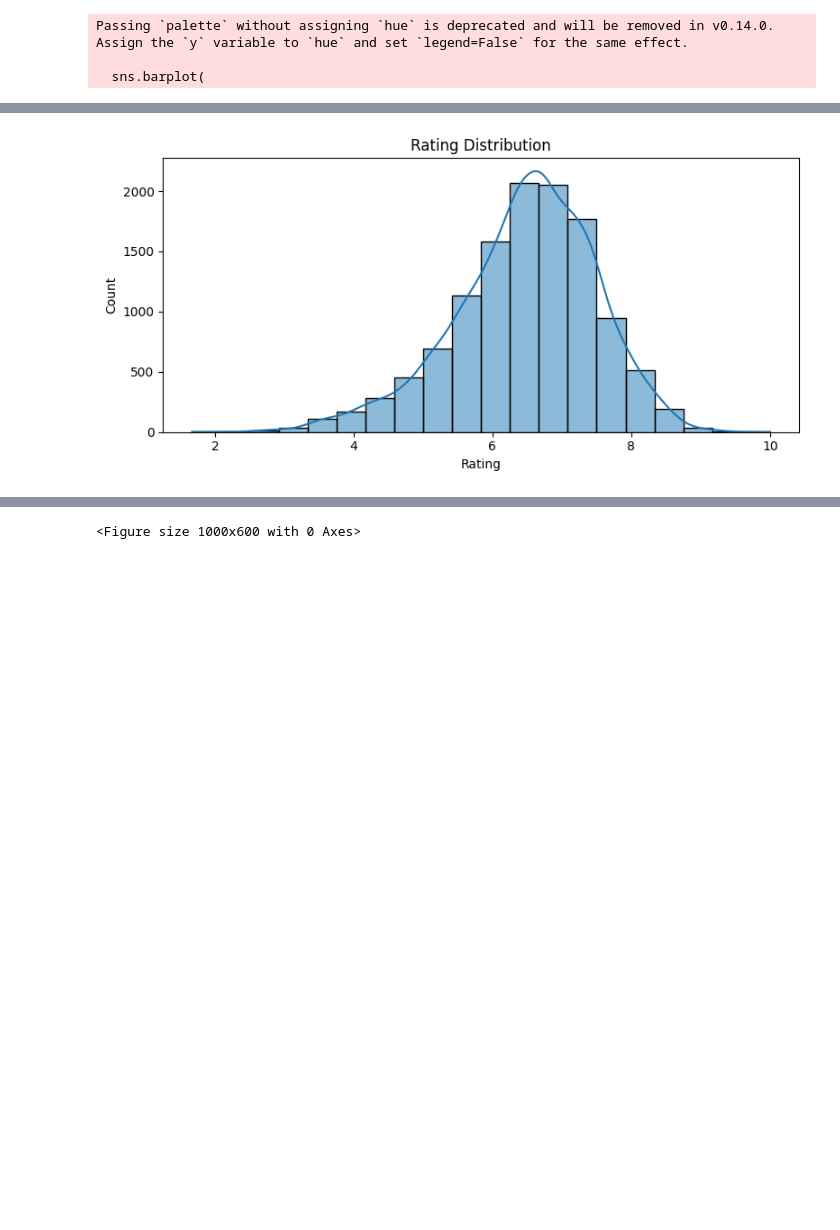
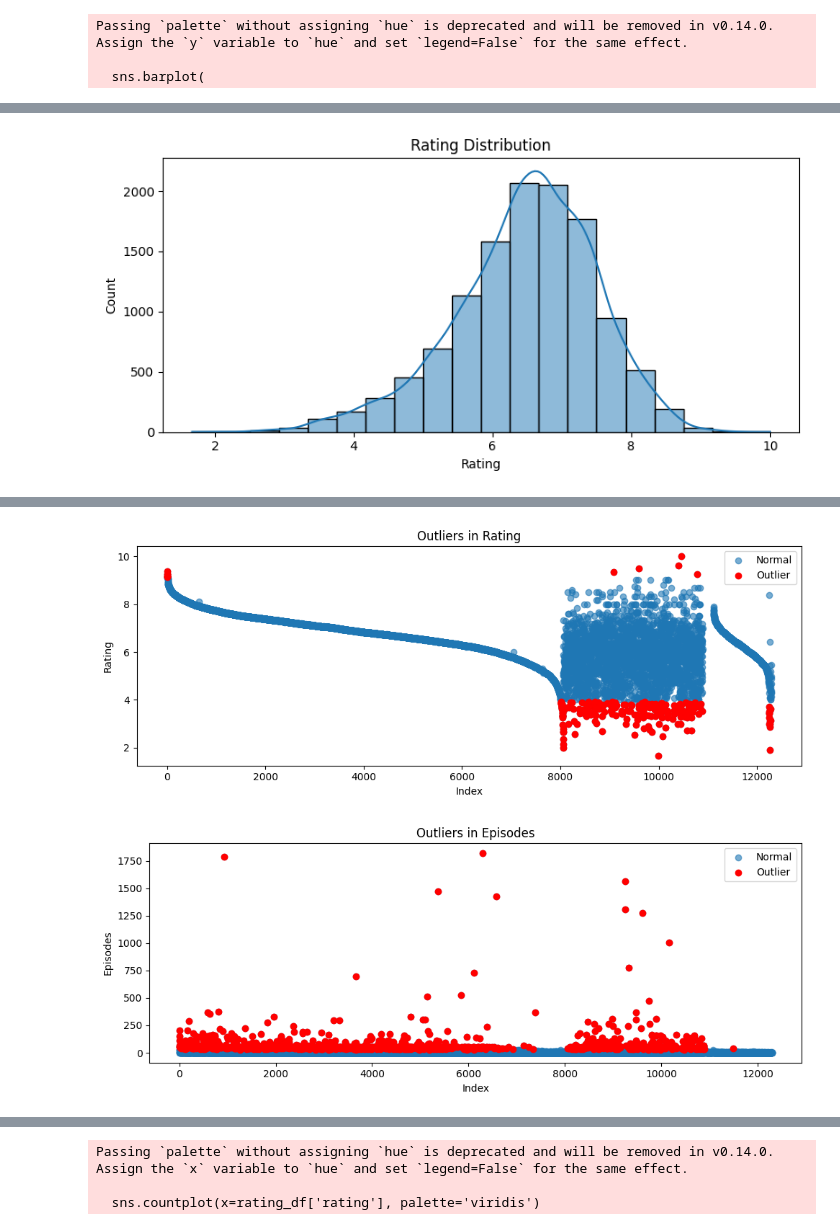
Before and after one commit to PerriRaffaele/anime_rec_systems, a Jupyter notebook: main.ipynb, the cells around one changed output, grey strips where cells are left out. Saved outputs shown, nothing was run; the diff lists cells and outputs as text; code cells hidden in the pictures; blank space fills up the shorter version.

Commit message:
outliers detection for analysis

```diff
--- a/main.ipynb
+++ b/main.ipynb
@@ -14,9 +14,35 @@ def count_unique_elements(df: pd.DataFrame, col: str):
     print(f"Unique {col}:", unique_value_col)
     return unique_value_col, len(unique_value_col)
 
+def detect_outliers_iqr(df: pd.DataFrame, column: str):
+    data = df[column].dropna()
+    Q1 = data.quantile(0.25)
+    Q3 = data.quantile(0.75)
+    IQR = Q3 - Q1
+    lower_bound = Q1 - 1.5 * IQR
+    upper_bound = Q3 + 1.5 * IQR
+    outliers = df[(df[column] < lower_bound) | (df[column] > upper_bound)]
+    print(f"\nOutliers in '{column}' using IQR method: {len(outliers)}")
+    return outliers
+
+def plot_outliers(df: pd.DataFrame, column: str, outliers: pd.DataFrame):
+    plt.figure(figsize=(10, 4))
+    plt.scatter(df.index, df[column], label='Normal', alpha=0.6)
+    plt.scatter(outliers.index, outliers[column], color='red', label='Outlier')
+    plt.xlabel('Index')
+    plt.ylabel(column.capitalize())
+    plt.title(f"Outliers in {column.capitalize()}")
+    plt.legend()
+    plt.tight_layout()
+    plt.savefig(f'images/outliers_{column}_scatter.png')
+    plt.show()
+
+######################################################################
 ############### TASK 1 (Explore and describe the data) ###############
+######################################################################
 
 # --------- Analyze anime.csv ---------
+
 print("################## ANIME.CSV ANALYSIS ################## ")
 # 1. Load the dataset
 anime_df = pd.read_csv('data/anime.csv')
@@ -116,7 +142,28 @@ plt.tight_layout()
 plt.savefig('images/rating_distribution.png')
 plt.show()
 
+# 5. Outliers
+# Detect outliers
+rating_outliers = detect_outliers_iqr(anime_df, 'rating')
+episode_outliers = detect_outliers_iqr(anime_df, 'episodes')
+members_outliers = detect_outliers_iqr(anime_df, 'members')
+# Plot outliers
+plot_outliers(anime_df, 'rating', rating_outliers)
+plot_outliers(anime_df, 'episodes', episode_outliers)
+plot_outliers(anime_df, 'members', members_outliers)
+
+# 6. Correlation matrix
+correlation_matrix = anime_df[['rating', 'members', 'episodes']].corr()
+plt.figure(figsize=(8, 6))
+sns.heatmap(correlation_matrix, annot=True, cmap='coolwarm', fmt='.2f')
+plt.title('Correlation Matrix')
+plt.tight_layout()
+plt.savefig('images/correlation_matrix.png')
+plt.show()
+
+
 # --------- Analyze rating.csv ---------
+
 print("\n################## RATING.CSV ANALYSIS ################## ")
 # 1. Load the dataset
 rating_df = pd.read_csv('data/rating.csv')
@@ -142,14 +189,36 @@ print("\nNumber of rows with -1 as rating in rating.csv: ", rating_minus_1_count
 # 3. Standard descriptive statistics
 print("\nStandard descriptive statistics for rating.csv:\n", rating_df.describe())
 # 4. Variable visualization
+# Rating distribution
 plt.figure(figsize=(10, 6))
-sns.countplot(x=rating_df, palette='coolwarm')
-plt.title('Distribution of Valid Ratings (Excluding -1)')
+sns.countplot(x=rating_df['rating'], palette='viridis')
+plt.title('Distribution of Ratings')
 plt.xlabel('Rating')
 plt.ylabel('Count')
 plt.tight_layout()
 plt.savefig('images/rating_distribution.png')
 plt.show()
+
+# Proportion of valid ratings vs -1 ratings
+total = len(rating_df)
+minus_1 = rating_minus_1_count
+valid = total - minus_1
+
+plt.figure(figsize=(6, 6))
+plt.pie(
+    [valid, minus_1],
+    labels=['Given Ratings', 'No given Ratings'],
+    autopct='%1.1f%%',
+    colors=['#66b3ff', '#ff9999'],
+    startangle=140
+)
+plt.title('Proportion of Given Ratings vs No Given Ratings')
+plt.savefig('images/valid_vs_minus1_ratings.png')
+plt.show()
+
+# 5. Outliers
+# Detect outliers
+rating_outliers = detect_outliers_iqr(rating_df, 'rating')
 # %% [output]
 ################## ANIME.CSV ANALYSIS ##################
 
@@ -193,0 +251,2 @@ max    7.351600e+04  3.451900e+04  1.000000e+01
+[figure, added]
+[figure, added]
@@ -195 +272,3 @@ ValueError: If using all scalar values, you must pass an index
-<Figure size 1000x600 with 0 Axes>
+Passing `palette` without assigning `hue` is deprecated and will be removed in v0.14.0. Assign the `x` variable to `hue` and set `legend=False` for the same effect.
+
+  sns.countplot(x=rating_df['rating'], palette='viridis')
```
Also changed, not shown: parts of 1 cell of this notebook, 2 other files.
